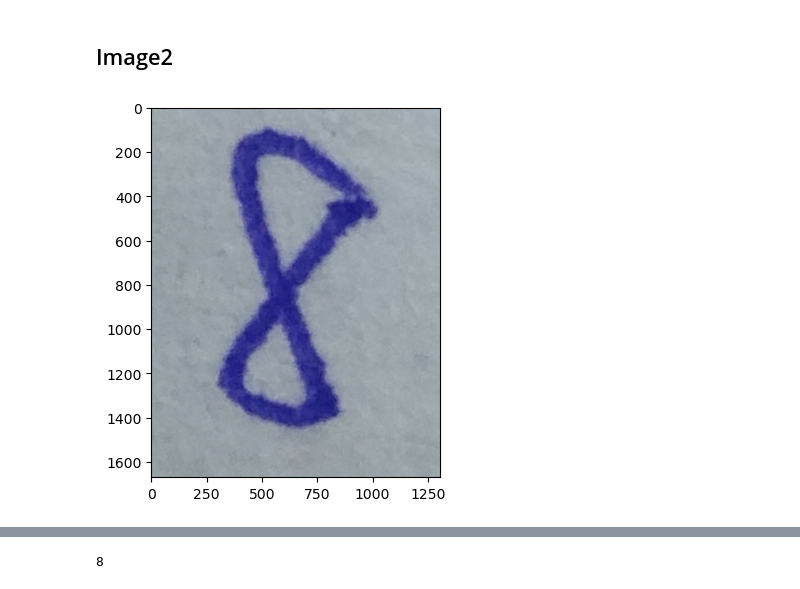
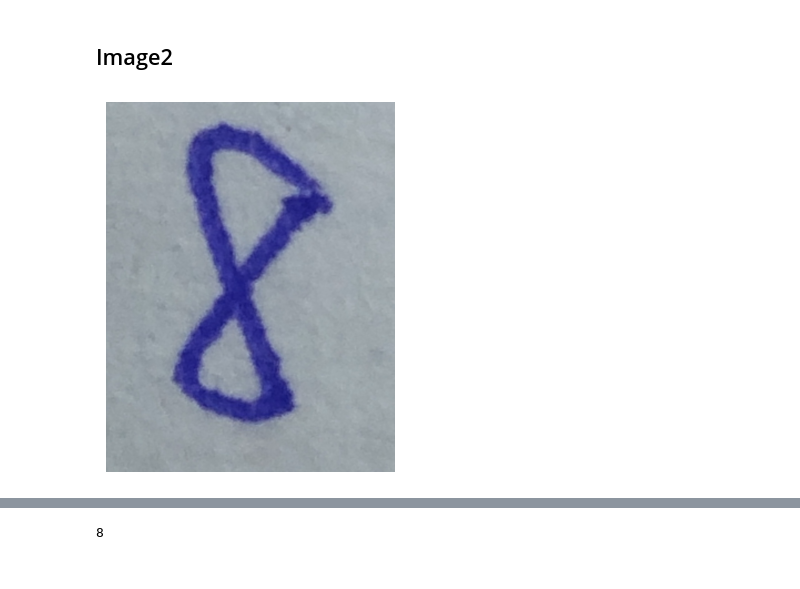
Before and after one commit to papir805/Stanford-ML-Class, a Jupyter notebook: notebooks/neural_networks.ipynb, the cells around one changed output, grey strips where cells are left out. Saved outputs shown, nothing was run; the diff lists cells and outputs as text; code cells hidden in the pictures.

Commit message:
removed all remaining axes from plots

```diff
--- a/notebooks/neural_networks.ipynb
+++ b/notebooks/neural_networks.ipynb
@@ -185,10 +186,11 @@ net.predict(processed_image1)
 # %%
 # Original Image
 image2_path = gh_dir+"/images/handwritten_8.jpg"
 image2 = cv2.imread(image2_path)
-plt.imshow(image2);
+plt.imshow(image2)
+plt.axis('off');
 # %% [output]
-[figure, old version]
+[figure, new version]
 # %%
 # Processed Image
 processed_image2 = \
```
Also changed, not shown: parts of 9 cells of this notebook.
